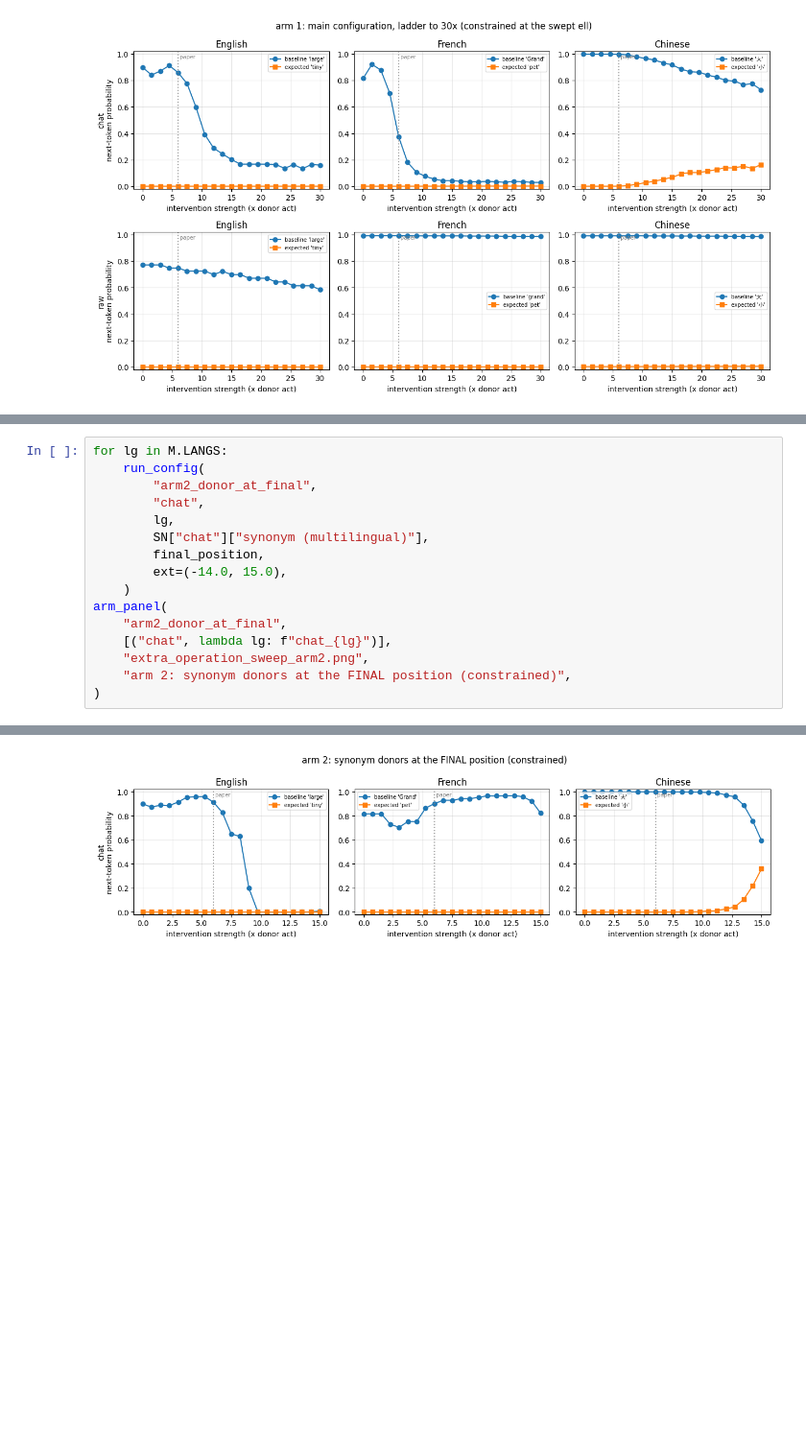
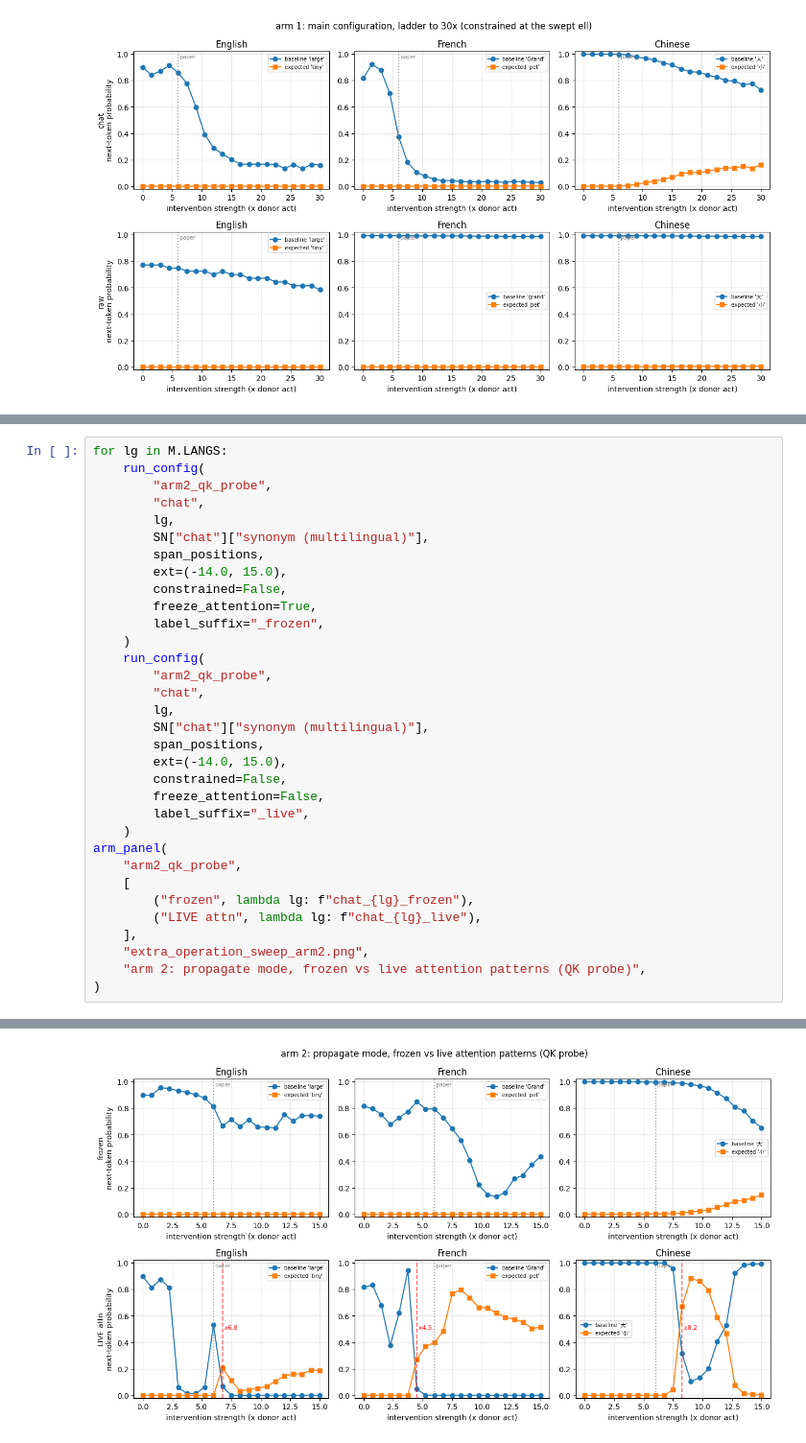
Before and after one commit to wdk0082/llm-circuits, a Jupyter notebook: notebooks/multilingual_extra_operation_swap.ipynb, the cells around one changed output, grey strips where cells are left out. Shown at 96% size. Saved outputs shown, nothing was run; the diff lists cells and outputs as text; blank space fills up the shorter version.

```diff
--- a/notebooks/multilingual_extra_operation_swap.ipynb
+++ b/notebooks/multilingual_extra_operation_swap.ipynb
@@ -286,17 +278,34 @@ themselves don't carry a steerable operation signal, it won't matter.
 # %%
 for lg in M.LANGS:
     run_config(
-        "arm2_donor_at_final",
+        "arm2_qk_probe",
         "chat",
         lg,
         SN["chat"]["synonym (multilingual)"],
-        final_position,
+        span_positions,
         ext=(-14.0, 15.0),
+        constrained=False,
+        freeze_attention=True,
+        label_suffix="_frozen",
+    )
+    run_config(
+        "arm2_qk_probe",
+        "chat",
+        lg,
+        SN["chat"]["synonym (multilingual)"],
+        span_positions,
+        ext=(-14.0, 15.0),
+        constrained=False,
+        freeze_attention=False,
+        label_suffix="_live",
     )
 arm_panel(
-    "arm2_donor_at_final",
-    [("chat", lambda lg: f"chat_{lg}")],
+    "arm2_qk_probe",
+    [
+        ("frozen", lambda lg: f"chat_{lg}_frozen"),
+        ("LIVE attn", lambda lg: f"chat_{lg}_live"),
+    ],
     "extra_operation_sweep_arm2.png",
-    "arm 2: synonym donors at the FINAL position (constrained)",
+    "arm 2: propagate mode, frozen vs live attention patterns (QK probe)",
 )
 # %% [output]
@@ -312 +330 @@ readout    @15x: say_small 0.0% (n=5, 1 pinned), say_large 34.6% (n=6)
-[figure, old version]
+[figure, new version]
```
Also changed, not shown: parts of 13 cells of this notebook, 9 other files.
